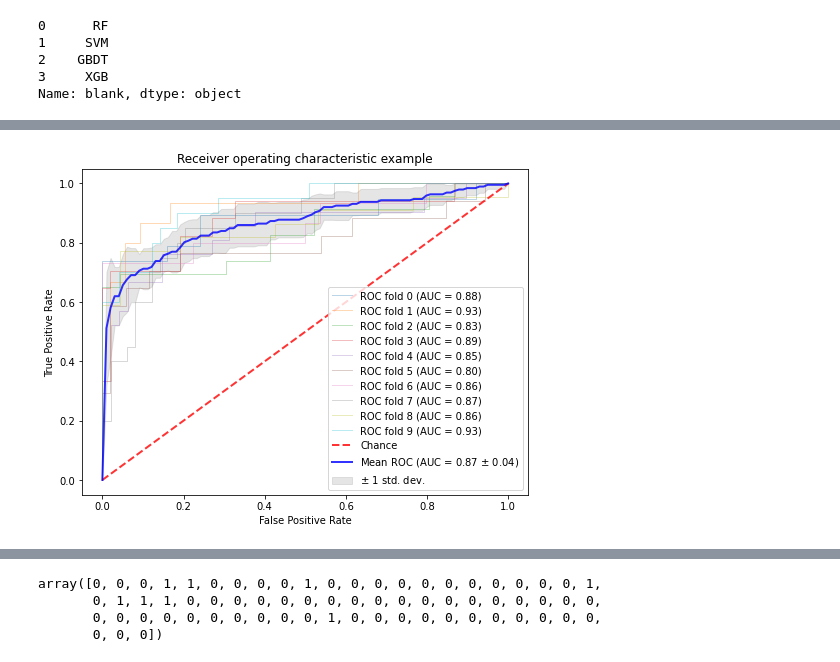
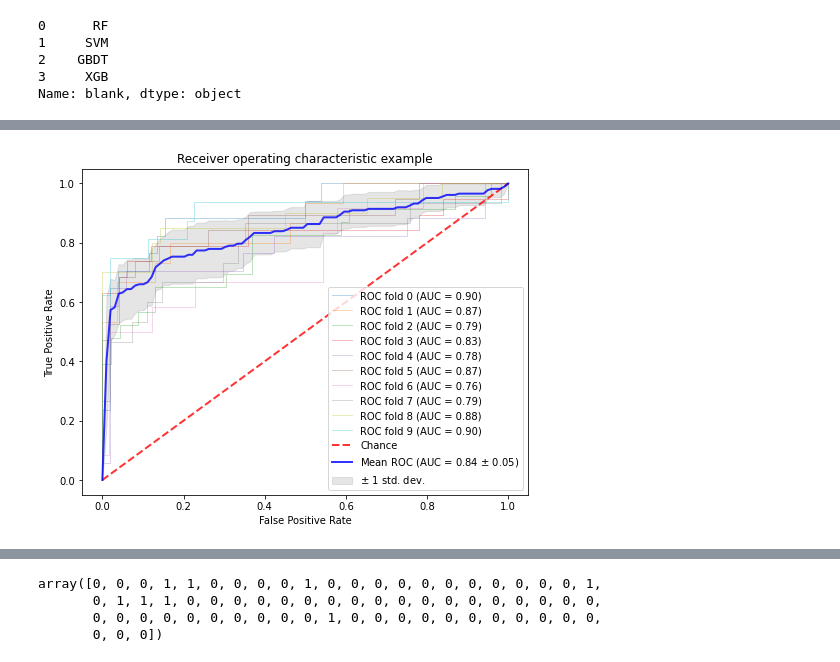
Before and after one commit to zenoWZH/sherry, a Jupyter notebook: voting_trial_standard.ipynb, the cells around one changed output, grey strips where cells are left out. Drawn from its saved outputs; the diff is of its cells as text; code cells hidden in the pictures.

Commit message:
all voting

```diff
--- a/voting_trial_standard.ipynb
+++ b/voting_trial_standard.ipynb
@@ -83,7 +83,7 @@ names = ['Gender', 'Age', 'Height', 'Weight', 'BMI', 'Hypertension',
        'TG', 'TC']
 
 
-score = 'f1'
+sc = 'accuracy'
 # %%
 from sklearn.ensemble import RandomForestClassifier
 from sklearn.ensemble import GradientBoostingClassifier
@@ -98,7 +98,7 @@ clfGBDT = GradientBoostingClassifier(n_estimators=45, max_depth= 4, max_features
 #clfXGBT = XGBClassifier(n_estimators=35, max_depth= 5, learning_rate= 0.01)
 clfXGBT = XGBClassifier(n_estimators=70, max_depth= 6, min_child_weight=1, learning_rate= 0.01)
 
-df_weights = pd.read_csv("Weight.csv")
+df_weights = pd.read_csv("Weight_new.csv")
 
 print(df_weights[df_weights.columns[0]])
 df_weights = df_weights.drop([df_weights.columns[0],df_weights.columns[-1]], axis= 1)
@@ -121,7 +121,7 @@ for index, col in tqdm(df_weights.iteritems()):
     clf_weights = col.values[:4]*10
     print(clf_weights)
     vclf = VotingClassifier(estimators=[('rf',clfrf),('svc',clfSVC),('gbdt',clfGBDT),('xgbt',clfXGBT)], voting='soft', weights= clf_weights)
-    score = cross_val_score(vclf, X, Y, cv=ShuffleSplit(10, test_size = .1, train_size = .9), n_jobs = 8)
+    score = cross_val_score(vclf, X, Y, cv=ShuffleSplit(10, test_size = .1, train_size = .9), n_jobs = 8, scoring= sc)
     print(score)
     print(sum(score)/len(score))
 
@@ -188,7 +188,7 @@ from sklearn.model_selection import StratifiedKFold
 #if len(Y)
 n_classes = Y.shape
 cv = ShuffleSplit(10, test_size = .1, train_size = .9)
-classifier = VotingClassifier(estimators=[('rf',clfrf),('svc',clfSVC),('gbdt',clfGBDT),('xgbt',clfXGBT)], voting='soft', weights= [4, 4, 1, 1])
+classifier = VotingClassifier(estimators=[('rf',clfrf),('svc',clfSVC),('gbdt',clfGBDT),('xgbt',clfXGBT)], voting='soft', weights= max_weights)
 tprs = []
 aucs = []
 mean_fpr = np.linspace(0, 1, 100)
@@ -208,34 +208,34 @@ for train, test in cv.split(X, Y):
     aucs.append(roc_auc)
     plt.plot(fpr, tpr, lw=1, alpha=0.3,
              label='ROC fold %d (AUC = %0.2f)' % (i, roc_auc))
 
     i += 1
 plt.plot([0, 1], [0, 1], linestyle='--', lw=2, color='r',
          label='Chance', alpha=.8)
 
 mean_tpr = np.mean(tprs, axis=0)
 mean_tpr[-1] = 1.0
 mean_auc = auc(mean_fpr, mean_tpr)
 std_auc = np.std(aucs)
 plt.plot(mean_fpr, mean_tpr, color='b',
          label=r'Mean ROC (AUC = %0.2f $\pm$ %0.2f)' % (mean_auc, std_auc),
          lw=2, alpha=.8)
 
 std_tpr = np.std(tprs, axis=0)
 tprs_upper = np.minimum(mean_tpr + std_tpr, 1)
 tprs_lower = np.maximum(mean_tpr - std_tpr, 0)
 plt.fill_between(mean_fpr, tprs_lower, tprs_upper, color='grey', alpha=.2,
                  label=r'$\pm$ 1 std. dev.')
 
 plt.xlim([-0.05, 1.05])
 plt.ylim([-0.05, 1.05])
 plt.xlabel('False Positive Rate')
 plt.ylabel('True Positive Rate')
 plt.title('Receiver operating characteristic example')
 plt.legend(loc="lower right")
 plt.show()
 # %% [output]
-[figure, old version]
+[figure, new version]
 # %%
 from tqdm import tqdm
 from sklearn.model_selection import cross_val_score, ShuffleSplit
```
Also changed, not shown: parts of 3 cells of this notebook, 5 other files.
